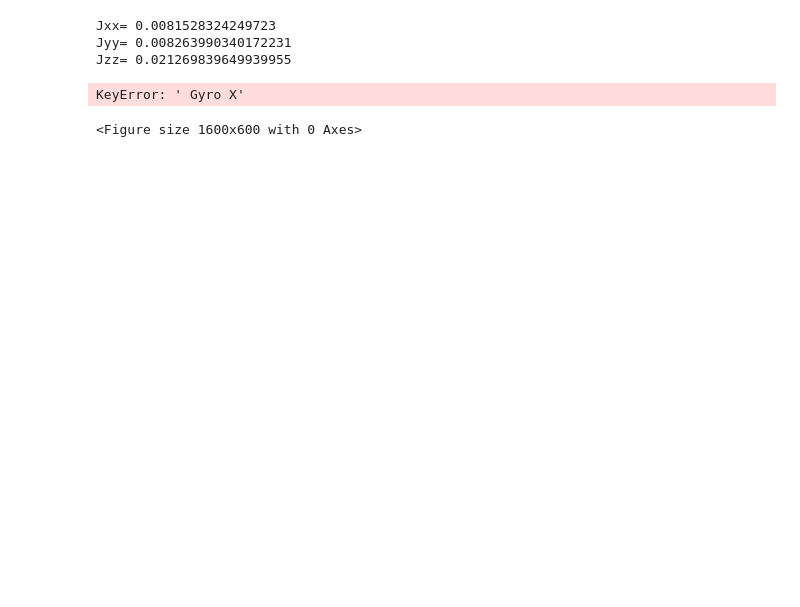
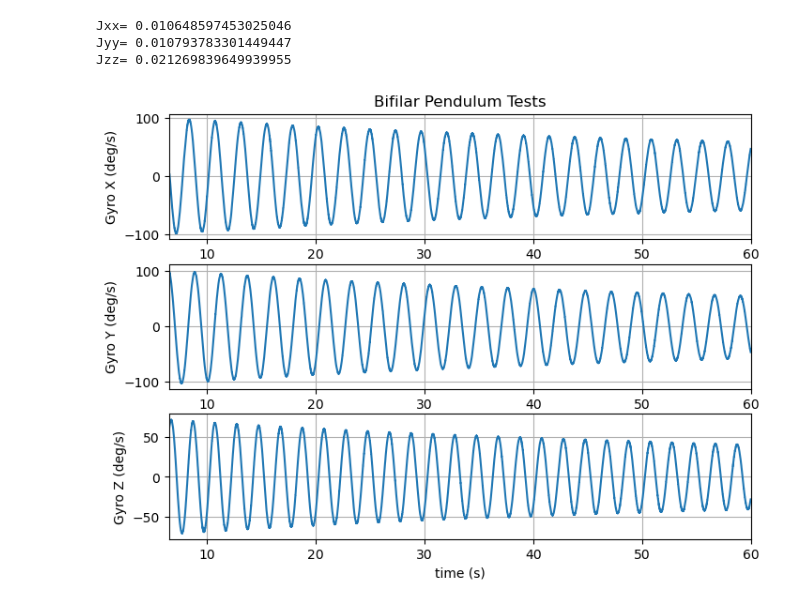
Before and after one commit to twhsu-stanley/Quadrotor_object_following, a Jupyter notebook: ReportNotebooks/J_tests.ipynb, the cells around one changed output. Cells and saved outputs as stored; diff of their text form; code cells hidden in the pictures; blank space fills up the shorter version.

Commit message:
data updates for the midterm report

```diff
--- a/ReportNotebooks/J_tests.ipynb
+++ b/ReportNotebooks/J_tests.ipynb
@@ -6,20 +6,12 @@ import scipy
 import os
 from pathlib import Path
 # %%
-# load IMU data
-dir = os.path.realpath('..')
-datfile = r'calibration_data/Jyy_test1.csv'
-axis = 'x'
-fname = os.path.join(dir, datfile)
-df = pd.read_csv(fname)
-df['time_s']=(df['Time (ns)'] - df['Time (ns)'][0] ) /np.power(10,9)
-
 # parameters
 mass = 1.1 # kg
 g = 9.81 # m/s^2
 #d = 0.33 # distance between the two wires (m)
-d_z = 0.4
-d_x = 0.21
+d_z = 0.40
+d_x = 0.24
 L = 2.05    # length of the wires (m)
 
 # Period from the J_tests
@@ -36,19 +28,51 @@ print("Jxx=", Jxx)
 print("Jyy=", Jyy)
 print("Jzz=", Jzz)
 # %% [output]
-Jxx= 0.0081528324249723
-Jyy= 0.008263990340172231
+Jxx= 0.010648597453025046
+Jyy= 0.010793783301449447
 Jzz= 0.021269839649939955
-# %%
-# Plots of the J_test data
-plt.figure(figsize=(16, 6), dpi=100)
-plt.plot(df.time_s, df[' Gyro X'])
-plt.plot(df.time_s, df['  Gyro Y'])
-plt.plot(df.time_s, df[' Gyro Z'])
-plt.legend([' Gyro X', ' Gyro Y', ' Gyro Z'])
-plt.ylabel("Gyro (deg/s)")
-plt.xlabel("time (s)")
-plt.grid()
-# %% [output]
-KeyError: ' Gyro X'
-<Figure size 1600x600 with 0 Axes>
+# %%
+# Plots of the J_test data
+
+# load Gyro data
+dir = os.path.realpath('..')
+datfile = r'calibration_data/Jxx_test2.csv'
+fname = os.path.join(dir, datfile)
+df = pd.read_csv(fname)
+time_x = (df['Time (ns)'] - df['Time (ns)'][0] ) /np.power(10,9)
+gyro_x = df[' Gyro X']
+
+datfile = r'calibration_data/Jyy_test2.csv'
+fname = os.path.join(dir, datfile)
+df = pd.read_csv(fname)
+time_y = (df['Time (ns)'] - df['Time (ns)'][0] ) /np.power(10,9)
+gyro_y = df['  Gyro Y']
+
+datfile = r'calibration_data/Jzz_test4.csv'
+fname = os.path.join(dir, datfile)
+df = pd.read_csv(fname)
+time_z = (df['Time (ns)'] - df['Time (ns)'][0] ) /np.power(10,9)
+gyro_z = df[' Gyro Z']
+
+plt.figure(figsize=(8, 6), dpi=100)
+plt.subplot(311)
+plt.title('Bifilar Pendulum Tests')
+plt.plot(time_x, gyro_x)
+plt.ylabel("Gyro X (deg/s)")
+plt.xlim((6.5, 60))
+plt.grid()
+
+plt.subplot(312)
+plt.plot(time_y, gyro_y)
+plt.ylabel("Gyro Y (deg/s)")
+plt.xlim((6.5, 60))
+plt.grid()
+
+plt.subplot(313)
+plt.plot(time_z, gyro_z)
+plt.ylabel("Gyro Z (deg/s)")
+plt.xlabel("time (s)")
+plt.xlim((6.5, 60))
+plt.grid()
+# %% [output]
+[figure, added]
```
Also changed, not shown: 4 other files.
